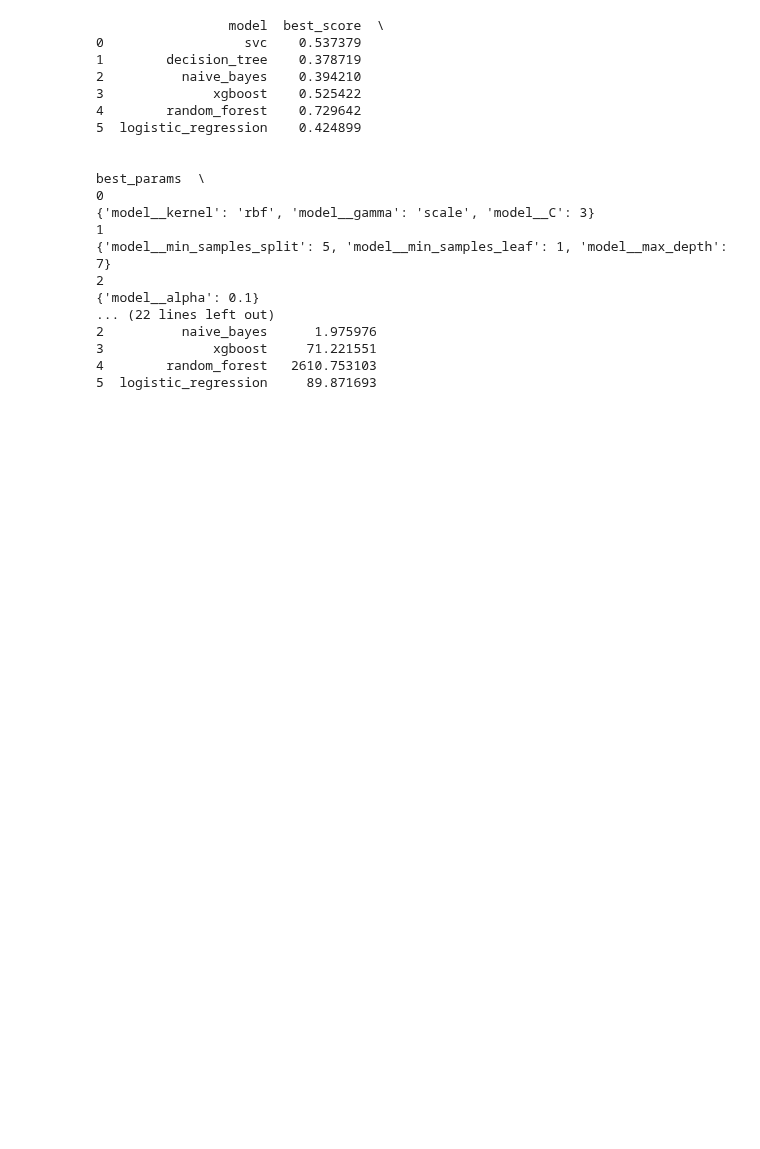
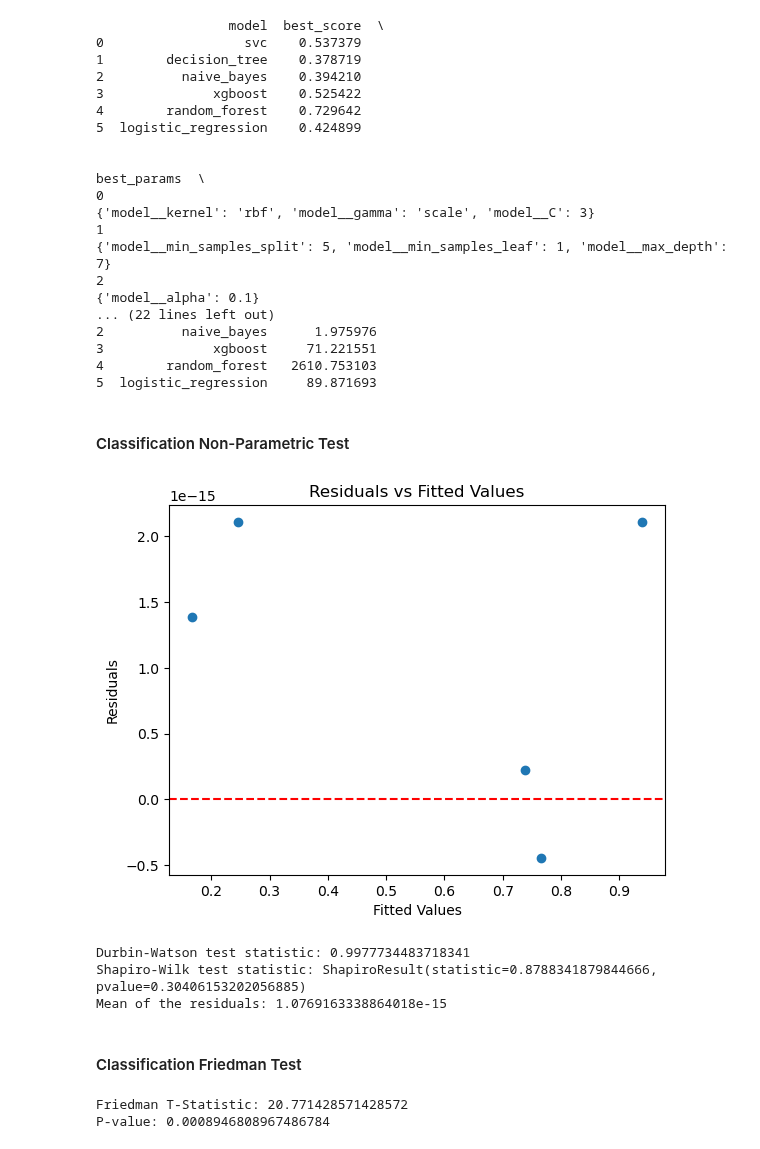
Before and after one commit to harpkang/CIND820_CAPSTONE, a Jupyter notebook: Code/kang_harpreet_code_cind820.ipynb, the cells around one changed output. Cells and saved outputs as stored; diff of their text form; code cells hidden in the pictures; blank space fills up the shorter version.

```diff
--- a/Code/kang_harpreet_code_cind820.ipynb
+++ b/Code/kang_harpreet_code_cind820.ipynb
@@ -1632,3 +1724,80 @@ scores_df.to_excel(r'Classification_Hypertuned.xlsx', index=False)
 3              xgboost     71.221551
 4        random_forest   2610.753103
 5  logistic_regression     89.871693
+# %% [markdown]
+#### <span >  Classification Non-Parametric Test</span>
+# %%
+random_forest=[0.537879557,0.633206147,0.634651996,0.522964719,0.729641638]
+svc=[0.419724165,0.45293459,0.537379469,0.419724165,0.419593711]
+xgboost_c=[0.385241758,0.415223572,0.396906148,0.525421523,0.403113457]
+lr=[0.424898638,0.424648602,0.4248008,0.424192024,0.424224636]
+nb=[0.394210179,0.394166696,0.394144951,0.394079727,0.394014504]
+dt=[0.287632209,0.37871919,0.3284306,0.287632209,0.250486439]
+
+# Combine the data into a DataFrame
+data = pd.DataFrame({
+    'random_forest': random_forest,
+    'svc': svc,
+    'xgboost': xgboost_c,
+    'lr': lr,
+    'nb': nb,
+    'dt': dt
+})
+
+# Assuming y is your response variable, e.g., data4['HRLYEARN']
+# For the sake of example, let's create a dummy response variable
+y = np.random.rand(5)  # Replace this with your actual response variable
+
+# Add constant term for intercept
+X = sm.add_constant(data)
+
+# Fit the OLS model
+model = sm.OLS(y, X).fit()
+
+# Print the summary of the model
+#print(model.summary())
+
+# Get residuals and fitted values
+residuals = model.resid
+fitted_values = model.fittedvalues
+
+# Residual plot
+plt.scatter(fitted_values, residuals)
+plt.axhline(0, color='red', linestyle='--')
+plt.xlabel('Fitted Values')
+plt.ylabel('Residuals')
+plt.title('Residuals vs Fitted Values')
+plt.show()
+
+# Durbin-Watson Test for independence
+dw_test = sm.stats.stattools.durbin_watson(residuals)
+print('Durbin-Watson test statistic:', dw_test)
+
+# Shapiro-Wilk Test for normality
+shapiro_test = stats.shapiro(residuals)
+print('Shapiro-Wilk test statistic:', shapiro_test)
+
+# Mean of the residuals
+mean_residuals = residuals.mean()
+print('Mean of the residuals:', mean_residuals)
+# %% [output]
+[figure, added]
+Durbin-Watson test statistic: 0.9977734483718341
+Shapiro-Wilk test statistic: ShapiroResult(statistic=0.8788341879844666, pvalue=0.30406153202056885)
+Mean of the residuals: 1.0769163338864018e-15
+# %% [markdown]
+#### <span >  Classification Friedman Test</span>
+# %%
+random_forest=[0.537879557,0.633206147,0.634651996,0.522964719,0.729641638]
+svc=[0.419724165,0.45293459,0.537379469,0.419724165,0.419593711]
+xgboost_c=[0.385241758,0.415223572,0.396906148,0.525421523,0.403113457]
+lr=[0.424898638,0.424648602,0.4248008,0.424192024,0.424224636]
+nb=[0.394210179,0.394166696,0.394144951,0.394079727,0.394014504]
+dt=[0.287632209,0.37871919,0.3284306,0.287632209,0.250486439]
+
+statistic, p_value = friedmanchisquare(random_forest, svc, xgboost_c, lr,nb,dt)
+print(f"Friedman T-Statistic: {statistic}")
+print(f"P-value: {p_value}")
+# %% [output]
+Friedman T-Statistic: 20.771428571428572
+P-value: 0.0008946808967486784
```
Also changed, not shown: parts of 5 cells of this notebook, 8 other files.
